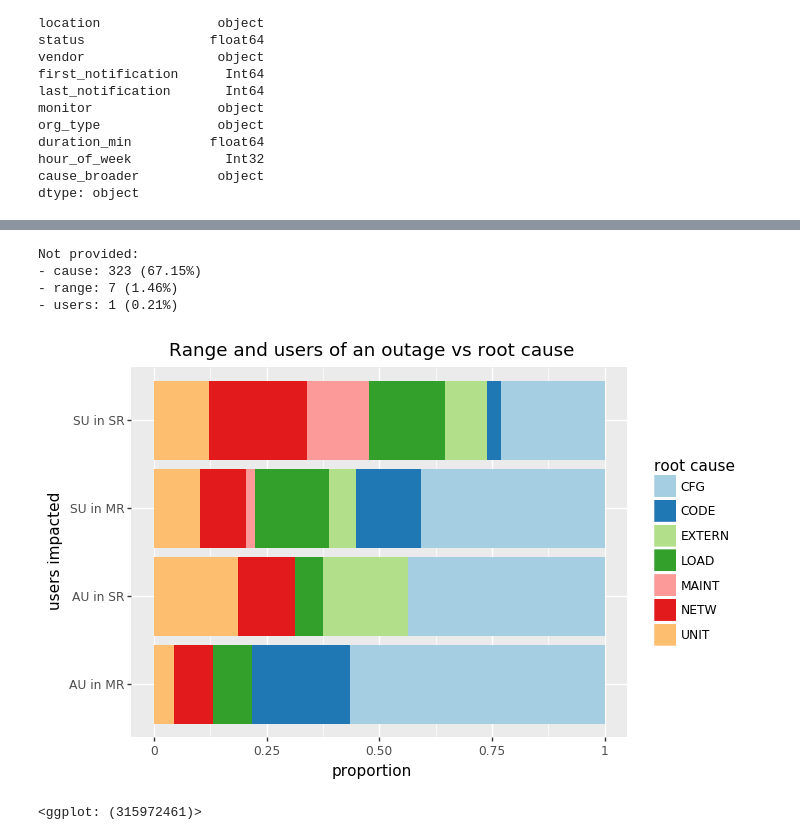
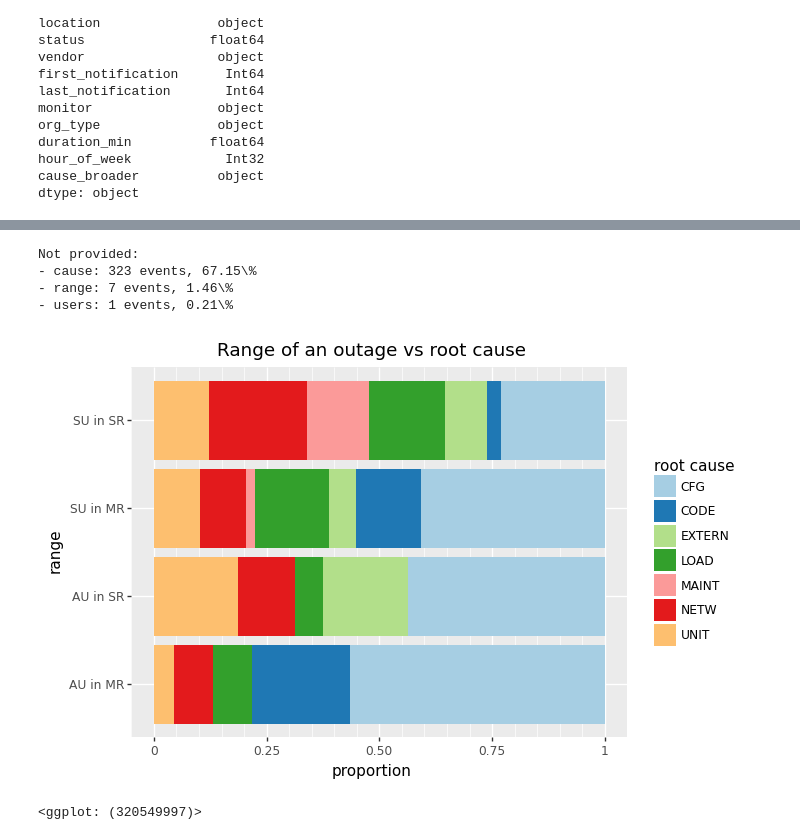
Before and after one commit to thezeroalpha/honours-project, a Jupyter notebook: notebooks/Plotting.ipynb, the cells around one changed output, grey strips where cells are left out. Saved outputs shown, nothing was run; the diff lists cells and outputs as text; code cells hidden in the pictures.

```diff
--- a/notebooks/Plotting.ipynb
+++ b/notebooks/Plotting.ipynb
@@ -345,26 +314,27 @@ Not provided:
 # %%
 filt = df[filter_notprovided(df.cause) & filter_notprovided(df.range) & filter_notprovided(df.users)]
 plotdf = (pd.DataFrame({'cause': filt.cause_broader.map(shorten),
                        'range_users': filt.users.map(shorten)+' in '+filt.range.map(shorten)})
           .groupby('range_users')
           .cause.value_counts(normalize=True)
           .reset_index(name='proportion'))
 
 export_graph("range-users-vs-root-cause", df, ['cause', 'range', 'users'],
              (p9.ggplot(plotdf)
               + p9.aes(x='range_users', y='proportion',  fill='cause')
               + p9.geom_col()
               + p9.scale_fill_brewer(type='qual', palette="Paired") # the colorblind-friendly palette is too small here
+              + p9.scale_y_continuous(minor_breaks=4)
               + p9.coord_flip()
-              + p9.labs(x='users impacted', fill='root cause')
-              + p9.ggtitle("Range and users of an outage vs root cause")))
+              + p9.labs(x='range', fill='root cause')
+              + p9.ggtitle("Range of an outage vs root cause")))
 # %% [output]
 Not provided:
-- cause: 323 (67.15%)
-- range: 7 (1.46%)
-- users: 1 (0.21%)
+- cause: 323 events, 67.15\%
+- range: 7 events, 1.46\%
+- users: 1 events, 0.21\%
-[figure, old version]
+[figure, new version]
-<ggplot: (315972461)>
+<ggplot: (320549997)>
 # %%
 filt = df[filter_notprovided(df.severity) & filter_notprovided(df.range) & filter_notprovided(df.users) & filter_notprovided(df.duration)
           & filter_notprovided(df.affected) & filter_notprovided(df.cause)]
```
Also changed, not shown: parts of 14 cells of this notebook, 57 other files.
